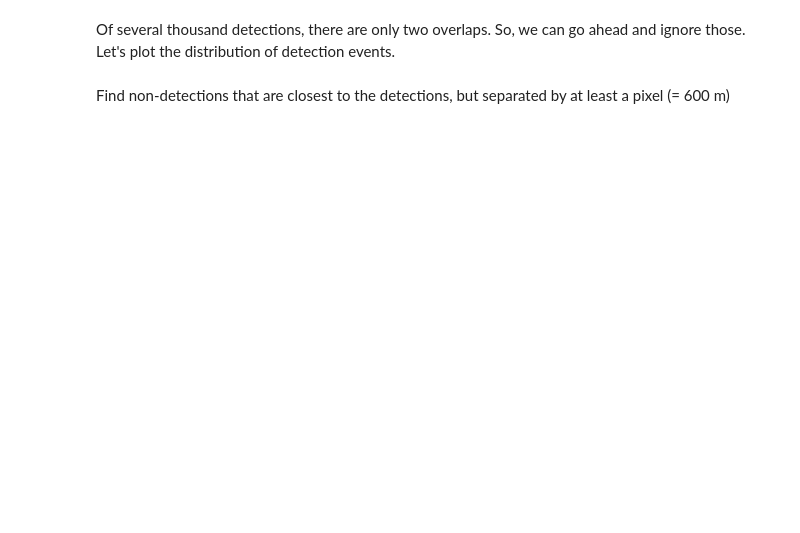
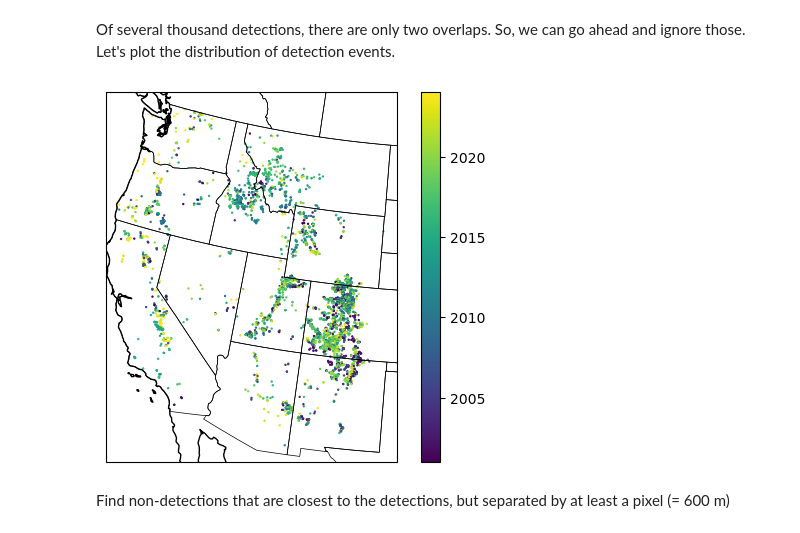
Before and after one commit to s-kganz/morts, a Jupyter notebook: notebooks/ewma_change_detection.ipynb, the cells around one changed output. Saved outputs shown, nothing was run; the diff lists cells and outputs as text; code cells hidden in the pictures; blank space fills up the shorter version.

```diff
--- a/notebooks/ewma_change_detection.ipynb
+++ b/notebooks/ewma_change_detection.ipynb
@@ -342,24 +442,27 @@ Of several thousand detections, there are only two overlaps. So, we can go ahead
 # %%
 import cartopy.crs as ccrs
 import cartopy.feature as cfeature
 
 detection_x_mean = list(map(lambda d: d["x"].mean(), all_detections))
 detection_y_mean = list(map(lambda d: d["y"].mean(), all_detections))
+detection_start  = list(map(lambda d: d["time"][0], all_detections))
 
 projection = ccrs.AlbersEqualArea(
     central_longitude=-96,
     central_latitude=23,
     standard_parallels=(29.5, 45.5)
 )
 
 fig, ax = plt.subplots(subplot_kw=dict(projection=projection))
 
 s = ax.scatter(detection_x_mean, detection_y_mean, c=detection_start, cmap=plt.get_cmap("viridis"), s=0.5)
 
 ax.coastlines()
 ax.add_feature(cfeature.STATES, linewidth=0.5)
 fig.colorbar(s)
 plt.show()
+# %% [output]
+[figure, added]
 # %% [markdown]
 Find non-detections that are closest to the detections, but separated by at least a pixel (= 600 m)
 # %%
```
Also changed, not shown: parts of 32 cells of this notebook.
